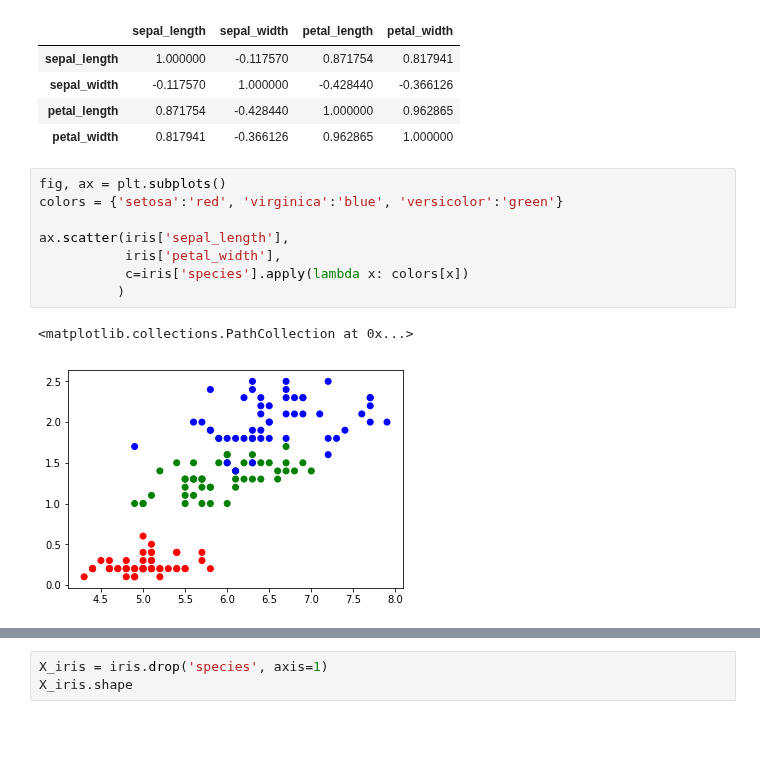
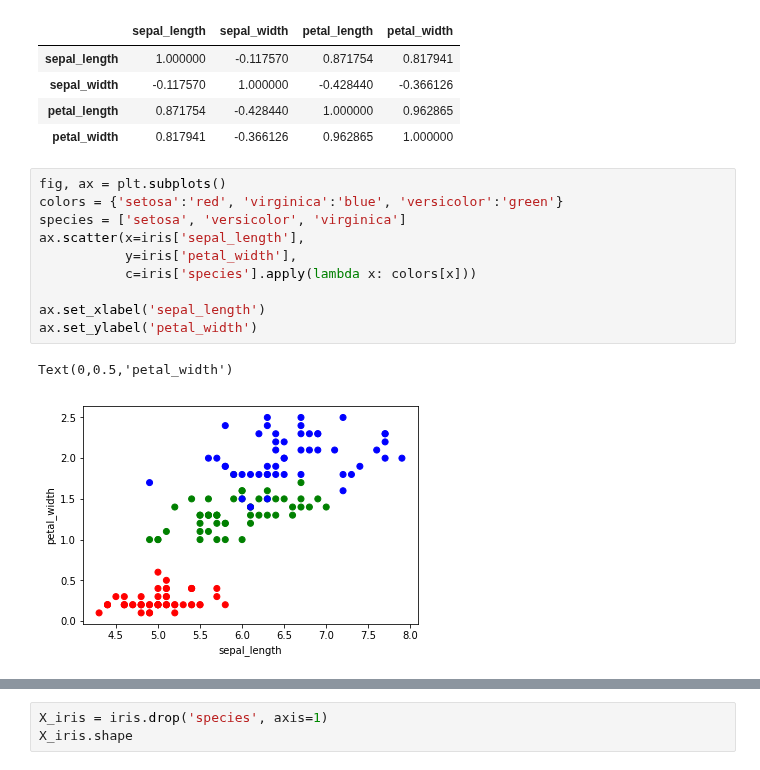
Before and after one commit to sn3fru/datascience_course, a Jupyter notebook: 3-machine-learning-supervisionado-intro/Aula 1 - Machine Learning - Introdução/machine_learning_intro.ipynb, the cells around one changed output, grey strips where cells are left out. Drawn from its saved outputs; the diff is of its cells as text; blank space fills up the shorter version.

```diff
--- a/3-machine-learning-supervisionado-intro/Aula 1 - Machine Learning - Introdução/machine_learning_intro.ipynb
+++ b/3-machine-learning-supervisionado-intro/Aula 1 - Machine Learning - Introdução/machine_learning_intro.ipynb
@@ -225,14 +244,16 @@ iris.corr()
 # %%
 fig, ax = plt.subplots()
 colors = {'setosa':'red', 'virginica':'blue', 'versicolor':'green'}
+species = ['setosa', 'versicolor', 'virginica']
+ax.scatter(x=iris['sepal_length'],
+           y=iris['petal_width'],
+           c=iris['species'].apply(lambda x: colors[x]))
 
-ax.scatter(iris['sepal_length'],
-           iris['petal_width'],
-           c=iris['species'].apply(lambda x: colors[x])
-          )
+ax.set_xlabel('sepal_length')
+ax.set_ylabel('petal_width')
 # %% [output]
-<matplotlib.collections.PathCollection at 0x...>
+Text(0,0.5,'petal_width')
-[figure, old version]
+[figure, new version]
 # %%
 import seaborn as sns
 
```
Also changed, not shown: parts of 33 cells of this notebook, 4 other files.
